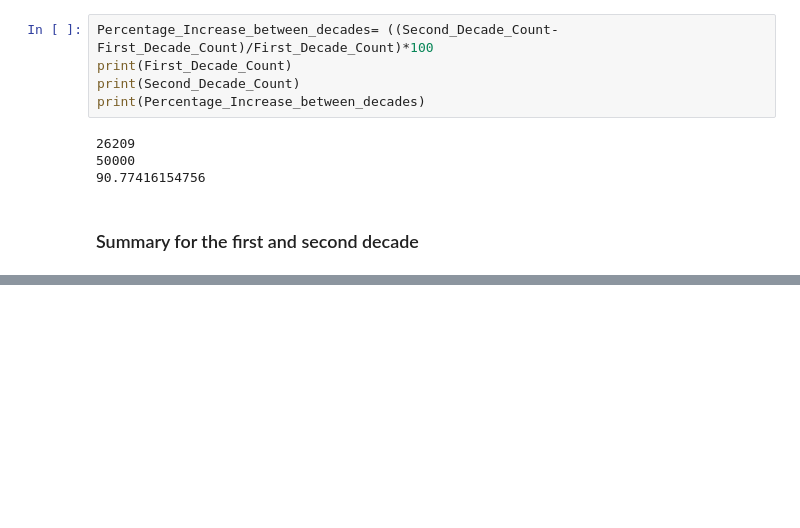
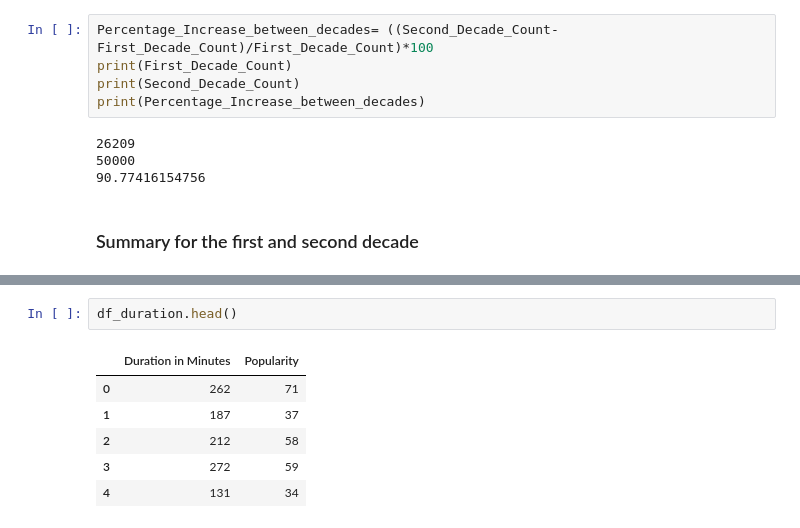
Before and after one commit to codegirl254/Album_Dataset-Analysis, a Jupyter notebook: SongsData.ipynb, the cells around one changed output, grey strips where cells are left out. Cells and saved outputs as stored; diff of their text form; blank space fills up the shorter version.

```diff
--- a/SongsData.ipynb
+++ b/SongsData.ipynb
@@ -278,0 +293,9 @@ df["Release Date"].max()
+# %%
+df_duration.head()
+# %% [output]
+|  | Duration in Minutes | Popularity |
+| 0 | 262 | 71 |
+| 1 | 187 | 37 |
+| 2 | 212 | 58 |
+| 3 | 272 | 59 |
+| 4 | 131 | 34 |
```
Also changed, not shown: parts of 18 cells of this notebook.
